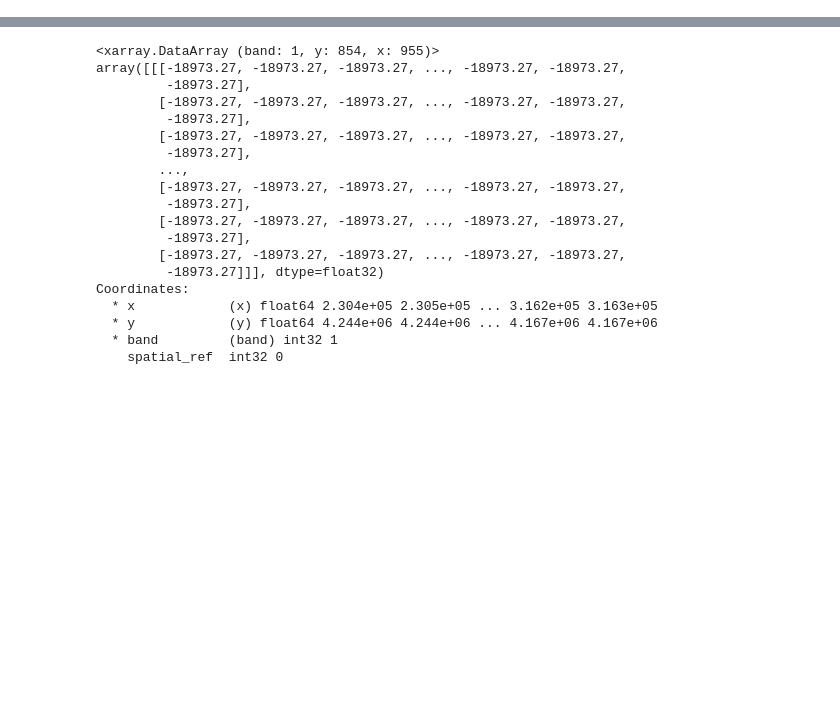
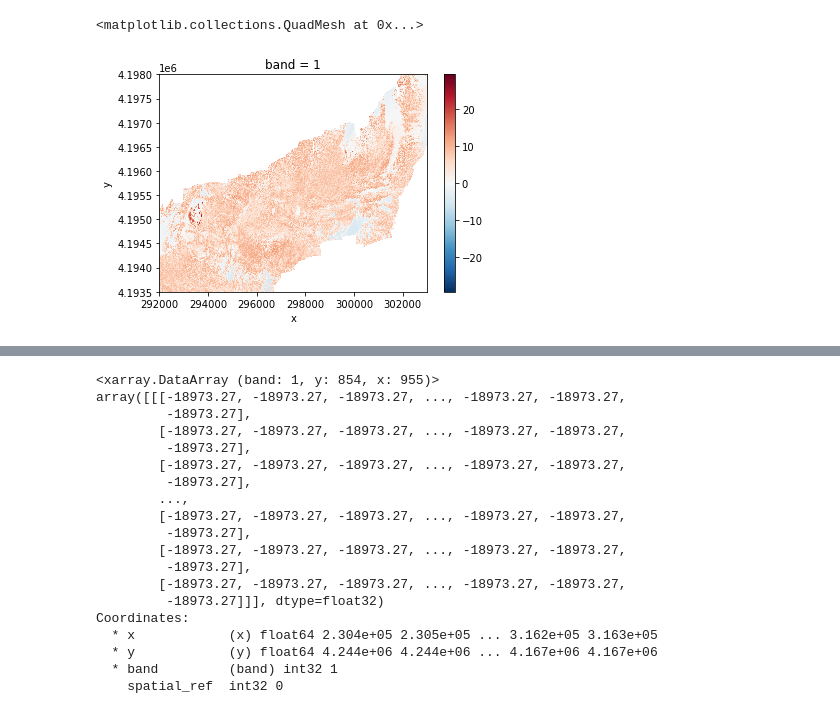
Before and after one commit to UW-GDA/aster-thermal, a Jupyter notebook: april21_workbook.ipynb, the cells around one changed output, grey strips where cells are left out. Saved outputs shown, nothing was run; the diff lists cells and outputs as text; code cells hidden in the pictures; blank space fills up the shorter version.

```diff
--- a/april21_workbook.ipynb
+++ b/april21_workbook.ipynb
@@ -36,3 +36,8 @@ def tb_to_rad(tb,band):
 air_rad = tb_to_rad(air_tb,aster_band)
 #air_rad = air_rad.dropna(dim='band')
 air_rad = air_rad.rio.set_crs(air_tb.crs)
+# %%
+air_tb.plot()
+# %% [output]
+<matplotlib.collections.QuadMesh at 0x...>
+[figure, added]
```
Also changed, not shown: parts of 8 cells of this notebook.
